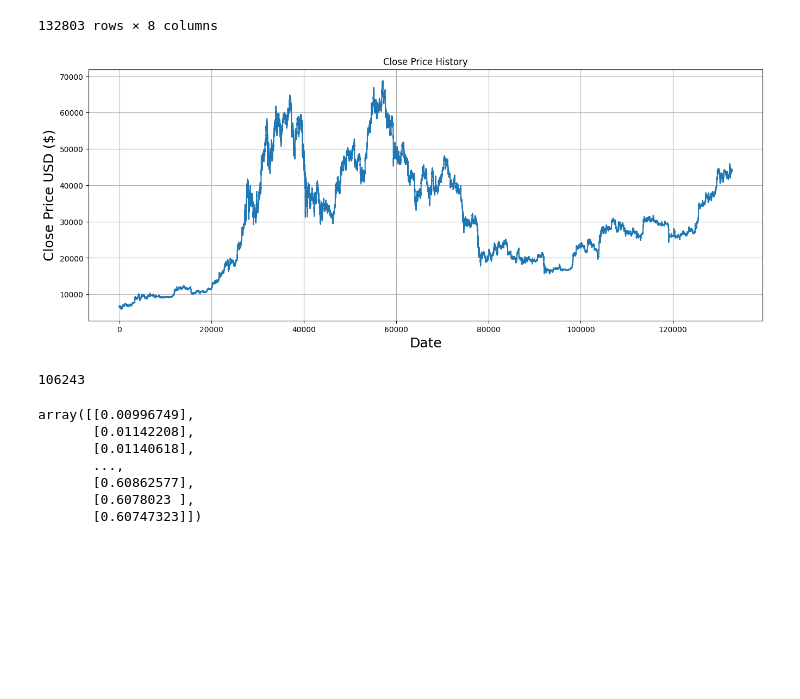
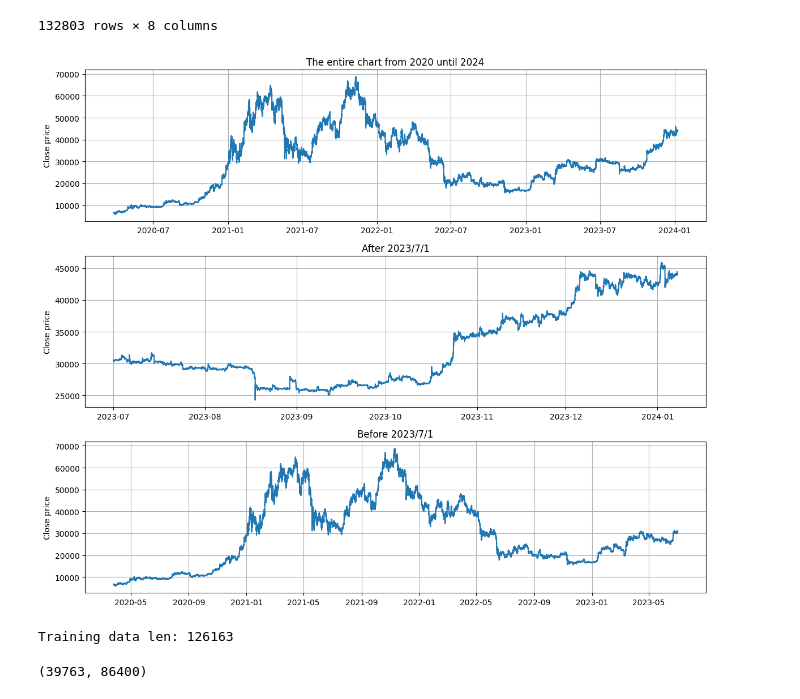
Before and after one commit to bl4drnnr/stock-market-prediction-python-ai, a Jupyter notebook: test.ipynb, the cells around one changed output. Drawn from its saved outputs; the diff is of its cells as text; code cells hidden in the pictures; blank space fills up the shorter version.

```diff
--- a/test.ipynb
+++ b/test.ipynb
@@ -15,6 +16,6 @@ from keras.layers import Dense, LSTM
 To enable the following instructions: AVX2 FMA, in other operations, rebuild TensorFlow with the appropriate compiler flags.
 # %%
-path = 'data/crypto/BTCUSDT.csv'
+path = 'data/crypto/BTCUSDT_15M.csv'
 df = pd.read_csv(path)
 df
 # %% [output]
@@ -32,47 +33,71 @@ df
 | 132802 | 2024-01-07 19:00:12.416000+00:00 | 1704654000000 | 44106.5 | 44119.9 | 44080.4 | 44085.8 | 49.260 | 2.172129e+06 |
 132803 rows × 8 columns
 # %%
-plt.figure(figsize=(16,6))
-plt.title('Close Price History')
-plt.plot(df['close'])
-plt.xlabel('Date', fontsize=18)
-plt.ylabel('Close Price USD ($)', fontsize=18)
-plt.grid(True)
+fig, axes = plt.subplots(nrows=3, ncols=1, figsize=(12, 10))
+axes = axes.flatten()
+
+cut_date = int(dt.datetime(2023, 7, 1).timestamp() * 1000)
+
+y = df['close']
+x = [dt.datetime.fromtimestamp(timestamp) for timestamp in (df['timestamp'] / 1000)]
+
+axes[0].plot(x, y)
+axes[0].grid(True)
+axes[0].set_ylabel('Close price')
+axes[0].set_xlabel(None)
+axes[0].set_title('The entire chart from 2020 until 2024')
+
+after_cut_date = df[df['timestamp'] > cut_date]
+before_cut_date = df[df['timestamp'] < cut_date]
+
+y_after_cut_date = after_cut_date['close']
+x_after_cut_date = [dt.datetime.fromtimestamp(timestamp) for timestamp in (after_cut_date['timestamp'] / 1000)]
+
+axes[1].plot(x_after_cut_date, y_after_cut_date)
+axes[1].grid(True)
+axes[1].set_ylabel('Close price')
+axes[1].set_xlabel(None)
+axes[1].set_title('After 2023/7/1')
+
+y_before_cut_date = before_cut_date['close']
+x_before_cut_date = [dt.datetime.fromtimestamp(timestamp) for timestamp in (before_cut_date['timestamp'] / 1000)]
+
+axes[2].plot(x_before_cut_date, y_before_cut_date)
+axes[2].grid(True)
+axes[2].set_ylabel('Close price')
+axes[2].set_xlabel(None)
+axes[2].set_title('Before 2023/7/1')
+
+plt.tight_layout()
 plt.show()
 # %% [output]
-[figure, old version]
+[figure, new version]
 # %%
 data = df.filter(['close'])
 dataset = data.values
-training_data_len = int(np.ceil(len(dataset) * .80))
+training_data_len = int(np.ceil(len(dataset) * .95))
 
-training_data_len
+print('Training data len:', training_data_len)
 # %% [output]
-106243
+Training data len: 126163
 # %%
 scaler = MinMaxScaler()
 scaled_data = scaler.fit_transform(dataset)
-
-scaled_data
-# %% [output]
-array([[0.00996749],
-       [0.01142208],
-       [0.01140618],
-       ...,
-       [0.60862577],
-       [0.6078023 ],
-       [0.60747323]])
 # %%
+lstm_step = 15 * 4 * 24 * 60
+
 train_data = scaled_data[0:int(training_data_len), :]
 x_train = []
 y_train = []
 
-for i in range(60, len(train_data)):
-    x_train.append(train_data[i-60:i, 0])
+for i in range(lstm_step, len(train_data)):
+    x_train.append(train_data[i - lstm_step:i, 0])
     y_train.append(train_data[i, 0])
 
 x_train, y_train = np.array(x_train), np.array(y_train)
 x_train = np.reshape(x_train, (x_train.shape[0], x_train.shape[1], 1))
+# %% [output]
+(39763, 86400)
 # %%
 model = Sequential()
 
```
Also changed, not shown: parts of 5 cells of this notebook, 1 other file.
